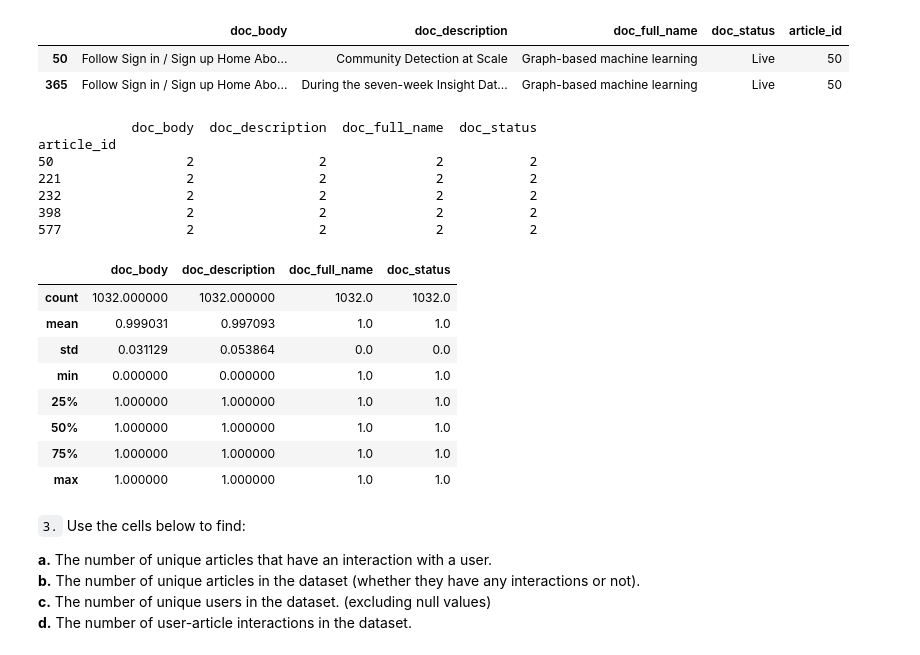
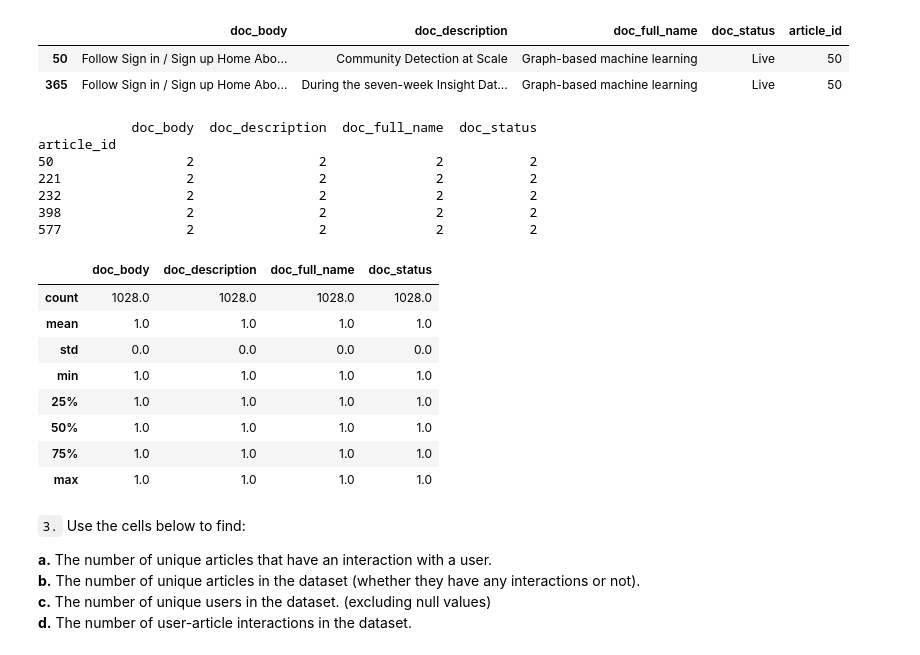
Before and after one commit to misrakberhe/IBMRecommendationEngine, a Jupyter notebook: Recommendations_with_IBM.ipynb, the cells around one changed output. Drawn from its saved outputs; the diff is of its cells as text; code cells hidden in the pictures.

```diff
--- a/Recommendations_with_IBM.ipynb
+++ b/Recommendations_with_IBM.ipynb
@@ -124,28 +124,27 @@ df_drop[df_drop['doc_full_name'] == 'Graph-based machine learning']
 # %%
 # Remove any rows that have the same article_id - only keep the first
 remove_dup_ids = df_drop.groupby('article_id').agg('count')
 print (remove_dup_ids[remove_dup_ids['doc_body'] > 1])
 
-df_clean = df_drop.drop_duplicates(subset=['article_id'])
-
+df_clean = df_drop.drop_duplicates(subset=['article_id']).dropna()
 df_clean.groupby('article_id').agg('count').describe()
 # %% [output]
             doc_body  doc_description  doc_full_name  doc_status
 article_id
 50                 2                2              2           2
 221                2                2              2           2
 232                2                2              2           2
 398                2                2              2           2
 577                2                2              2           2
 |  | doc_body | doc_description | doc_full_name | doc_status |
-| count | 1032.000000 | 1032.000000 | 1032.0 | 1032.0 |
-| mean | 0.999031 | 0.997093 | 1.0 | 1.0 |
-| std | 0.031129 | 0.053864 | 0.0 | 0.0 |
-| min | 0.000000 | 0.000000 | 1.0 | 1.0 |
-| 25% | 1.000000 | 1.000000 | 1.0 | 1.0 |
-| 50% | 1.000000 | 1.000000 | 1.0 | 1.0 |
-| 75% | 1.000000 | 1.000000 | 1.0 | 1.0 |
-| max | 1.000000 | 1.000000 | 1.0 | 1.0 |
+| count | 1028.0 | 1028.0 | 1028.0 | 1028.0 |
+| mean | 1.0 | 1.0 | 1.0 | 1.0 |
+| std | 0.0 | 0.0 | 0.0 | 0.0 |
+| min | 1.0 | 1.0 | 1.0 | 1.0 |
+| 25% | 1.0 | 1.0 | 1.0 | 1.0 |
+| 50% | 1.0 | 1.0 | 1.0 | 1.0 |
+| 75% | 1.0 | 1.0 | 1.0 | 1.0 |
+| max | 1.0 | 1.0 | 1.0 | 1.0 |
 # %% [markdown]
 `3.` Use the cells below to find:
 
```
Also changed, not shown: parts of 6 cells of this notebook.
